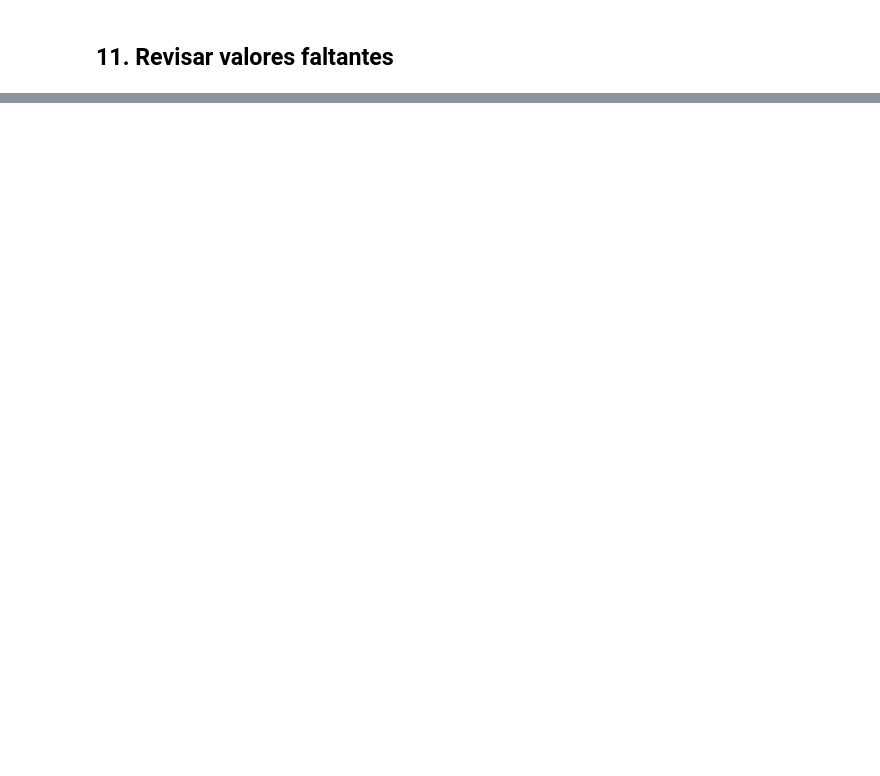
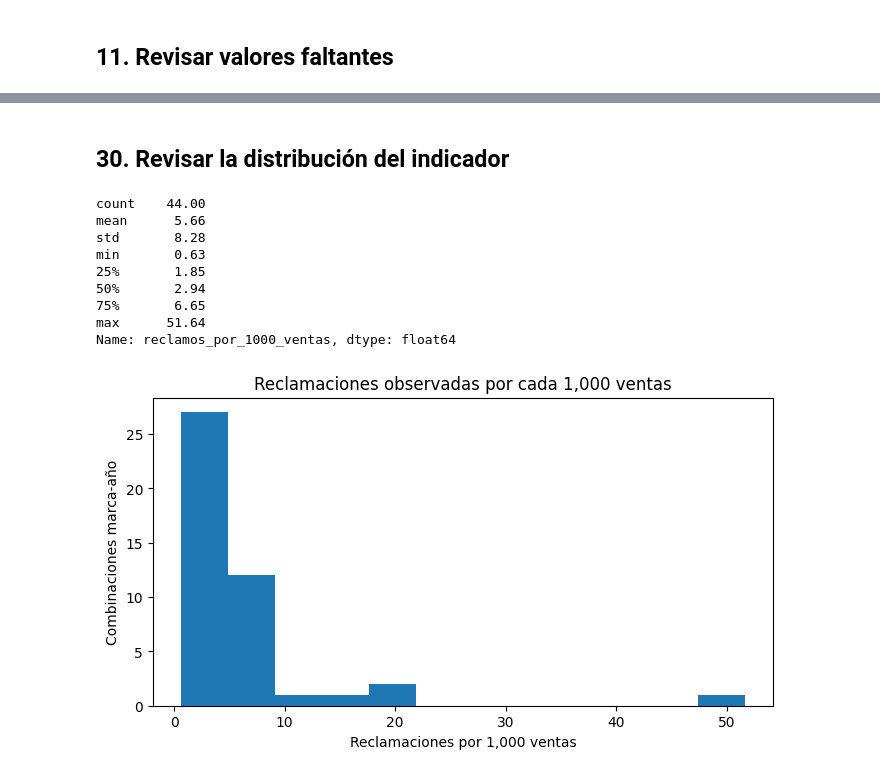
Before and after one commit to Anikawi/propuesta_parte1_S100_grupo9, a Jupyter notebook: S100_E9.ipynb, the cells around one changed output, grey strips where cells are left out. Saved outputs shown, nothing was run; the diff lists cells and outputs as text; code cells hidden in the pictures; blank space fills up the shorter version.

```diff
--- a/S100_E9.ipynb
+++ b/S100_E9.ipynb
@@ -218,0 +91,6 @@ Este será nuestro conjunto principal para conocer primero qué tipos de reclama
+# %%
+print("Mismas columnas:", df_2024.columns.tolist() == df_2025.columns.tolist())
+
+print("\nColumnas:")
+for columna in df_2024.columns:
+    print("-", columna)
@@ -1957,0 +1531,29 @@ El siguiente paso será estudiar qué otras variables podemos construir a nivel
+# %% [markdown]
+## 30. Revisar la distribución del indicador
+# %%
+display(
+    dataset_integrado["reclamos_por_1000_ventas"]
+    .describe()
+    .round(2)
+)
+
+plt.figure(figsize=(8, 4))
+plt.hist(
+    dataset_integrado["reclamos_por_1000_ventas"],
+    bins=12
+)
+plt.title("Reclamaciones observadas por cada 1,000 ventas")
+plt.xlabel("Reclamaciones por 1,000 ventas")
+plt.ylabel("Combinaciones marca-año")
+plt.show()
+# %% [output]
+count    44.00
+mean      5.66
+std       8.28
+min       0.63
+25%       1.85
+50%       2.94
+75%       6.65
+max      51.64
+Name: reclamos_por_1000_ventas, dtype: float64
+[figure, added]
```
Also changed, not shown: parts of 382 cells of this notebook.
